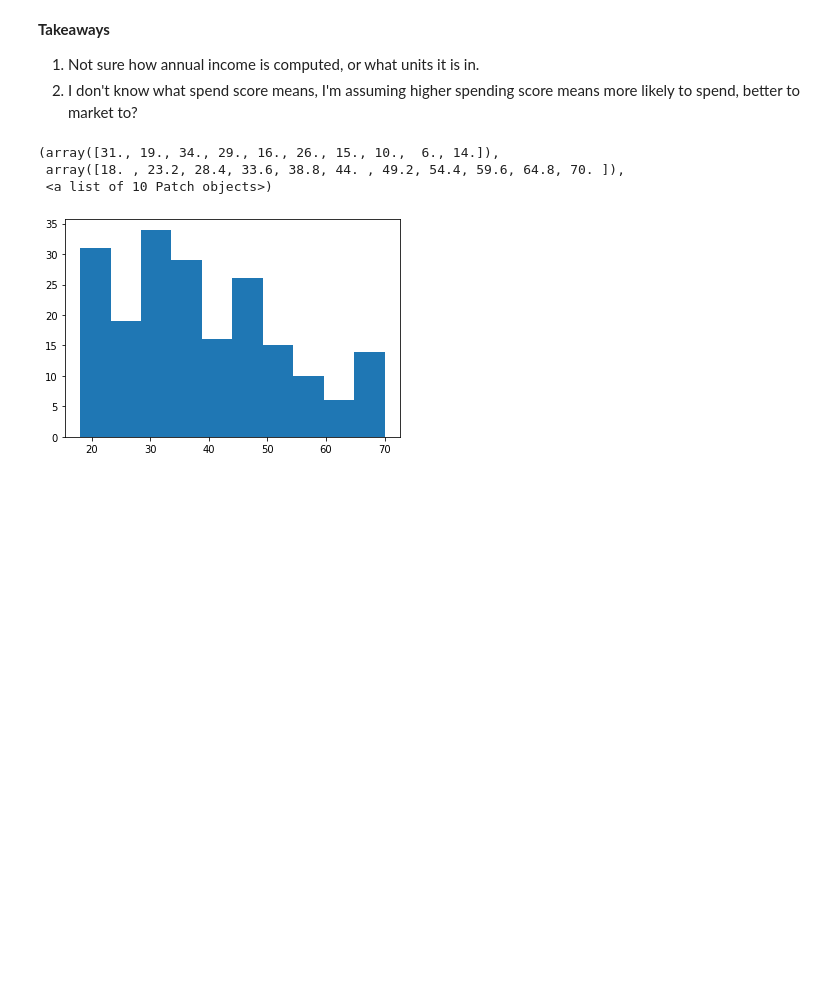
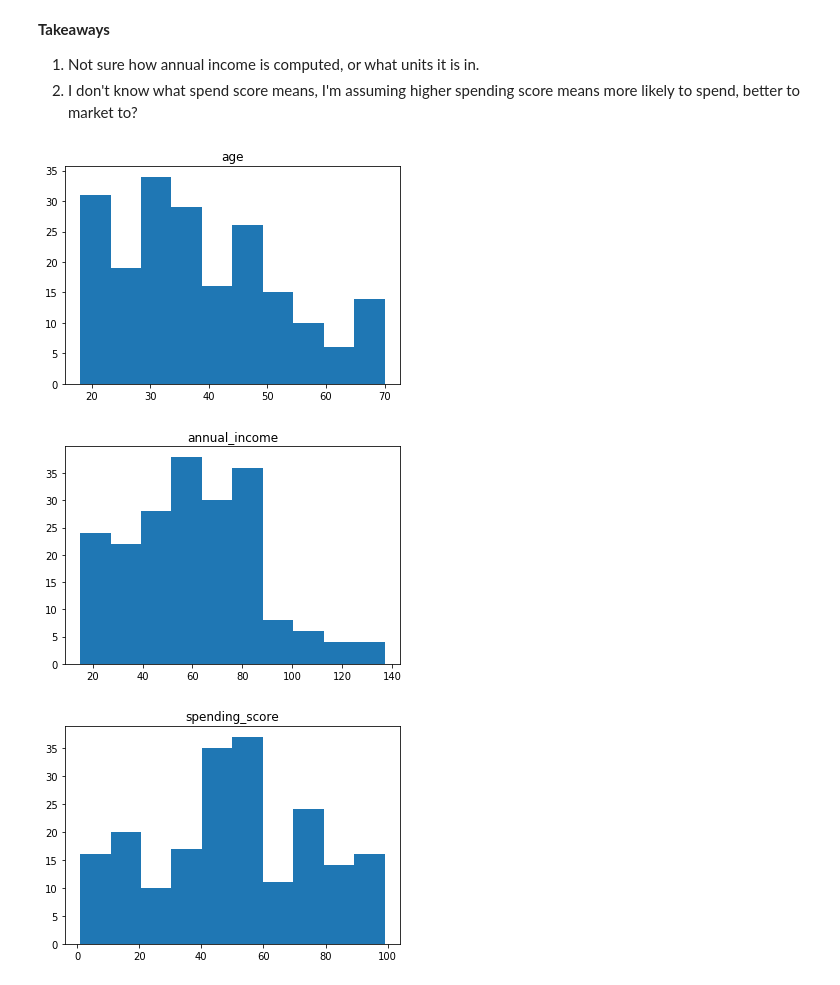
Before and after one commit to matt-c-knight/regression_exercises, a Jupyter notebook: wrangle.ipynb, the cells around one changed output. Cells and saved outputs as stored; diff of their text form; code cells hidden in the pictures; blank space fills up the shorter version.

```diff
--- a/wrangle.ipynb
+++ b/wrangle.ipynb
@@ -49,10 +51,11 @@ df.describe()
 1. Not sure how annual income is computed, or what units it is in.
 2. I don't know what spend score means, I'm assuming higher spending score means more likely to spend, better to market to?
 # %%
-for col in
-plt.hist(df.age)
+for col in ['age','annual_income','spending_score']:
+    plt.hist(df[col])
+    plt.title(col)
+    plt.show()
 # %% [output]
-(array([31., 19., 34., 29., 16., 26., 15., 10.,  6., 14.]),
- array([18. , 23.2, 28.4, 33.6, 38.8, 44. , 49.2, 54.4, 59.6, 64.8, 70. ]),
- <a list of 10 Patch objects>)
-[figure, old version]
+[figure, new version]
+[figure, added]
+[figure, added]
```
Also changed, not shown: parts of 30 cells of this notebook, 4 other files.
